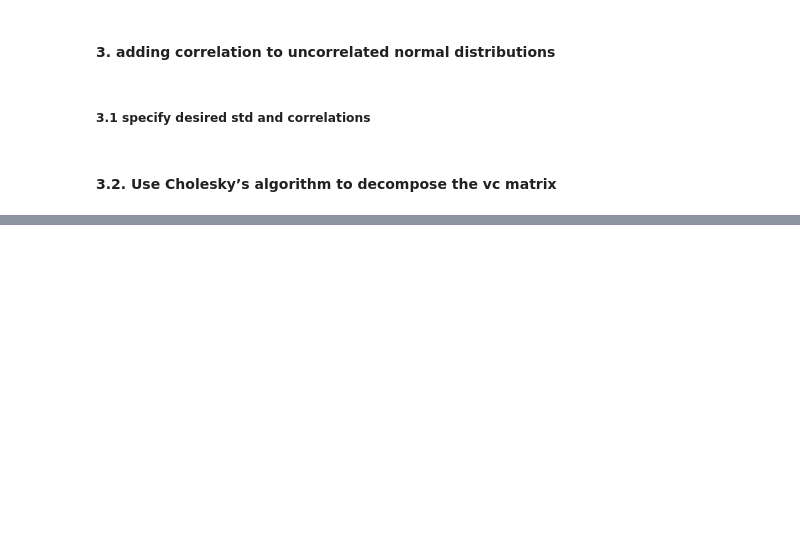
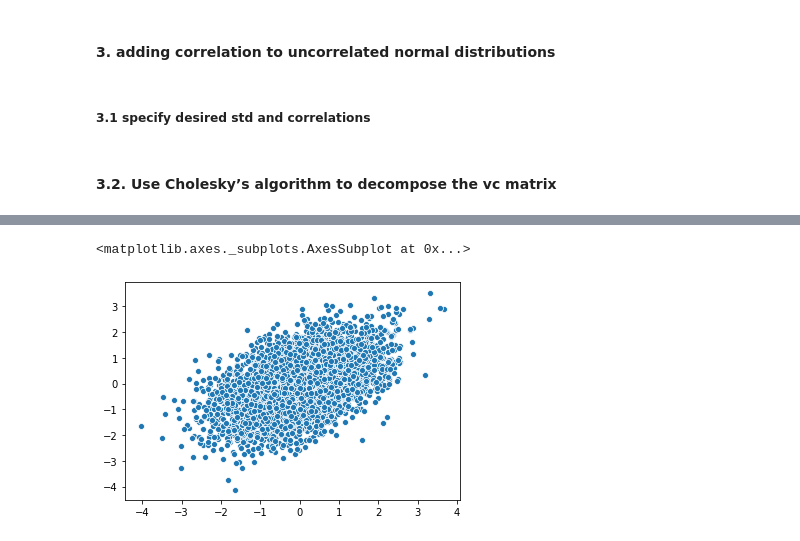
Before and after one commit to janeqyou/aiml, a Jupyter notebook: commonly-seen-distributions.ipynb, the cells around one changed output, grey strips where cells are left out. Drawn from its saved outputs; the diff is of its cells as text; code cells hidden in the pictures; blank space fills up the shorter version.

```diff
--- a/commonly-seen-distributions.ipynb
+++ b/commonly-seen-distributions.ipynb
@@ -72,0 +100,5 @@ cov_m = np.dot(std_m, np.dot(corr_m, std_m))
+# %%
+sns.scatterplot(s1,s2)
+# %% [output]
+<matplotlib.axes._subplots.AxesSubplot at 0x...>
+[figure, added]
```
Also changed, not shown: parts of 6 cells of this notebook, 5 other files.
